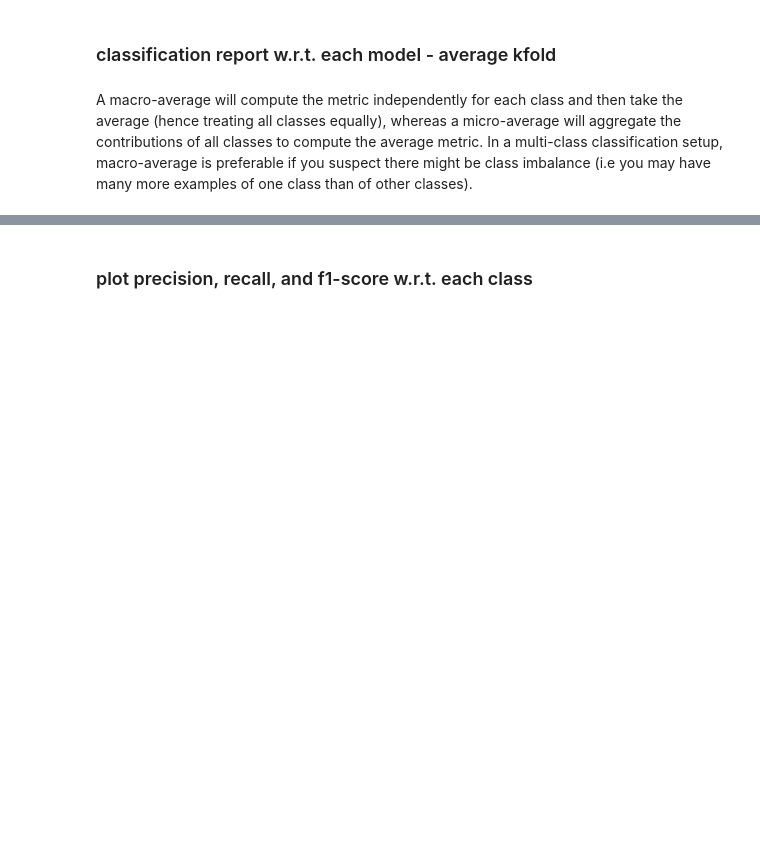
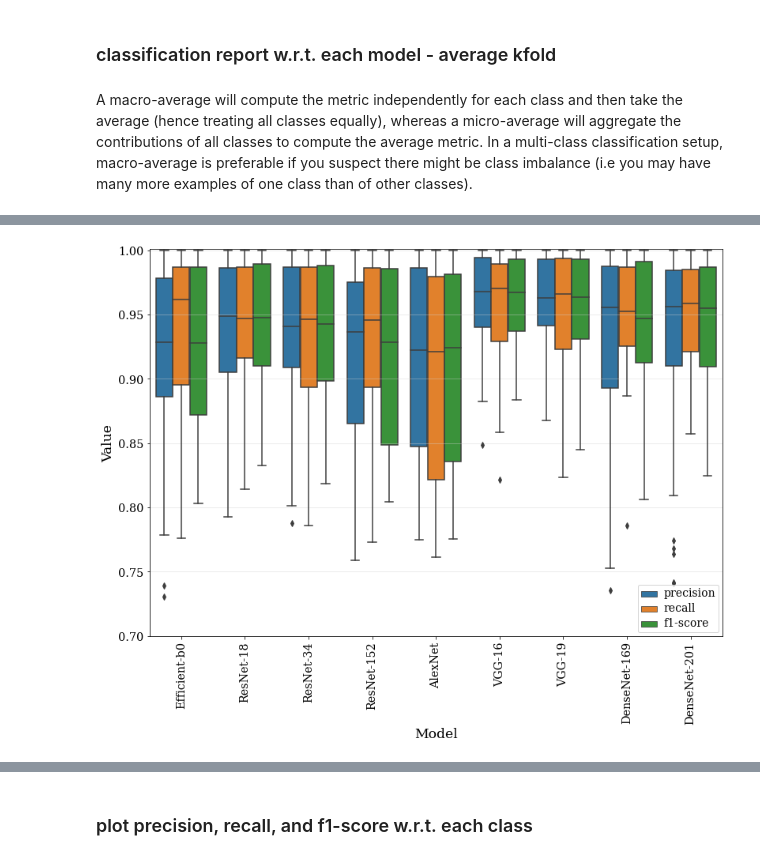
Before and after one commit to vprzybylo/cocpit, a Jupyter notebook: notebooks/make_plots.ipynb, the cells around one changed output, grey strips where cells are left out. Cells and saved outputs as stored; diff of their text form; code cells hidden in the pictures; blank space fills up the shorter version.

```diff
--- a/notebooks/make_plots.ipynb
+++ b/notebooks/make_plots.ipynb
@@ -64,0 +82,8 @@ cocpit.classification_metrics.plot_model_metric_folds(metric_filename)
+# %%
+#plot/save metrics w.r.t model
+metric_filename = '/data/data/saved_accuracies/no_mask/save_val_metrics_e20_bs64_k5_9.csv'
+save_name = '/data/data/plots/model_metrics.pdf'
+cocpit.classification_metrics.plot_model_metric_folds(metric_filename, convert_names, save_name,
+                                                      plot_classes=True, save_fig=False)
+# %% [output]
+[figure, added]
```
Also changed, not shown: parts of 16 cells of this notebook, 4 other files.
